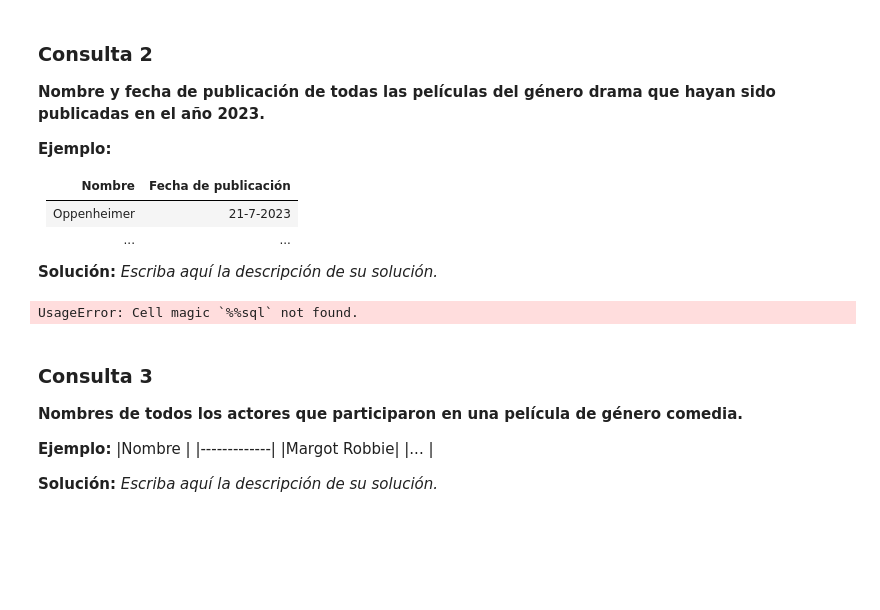
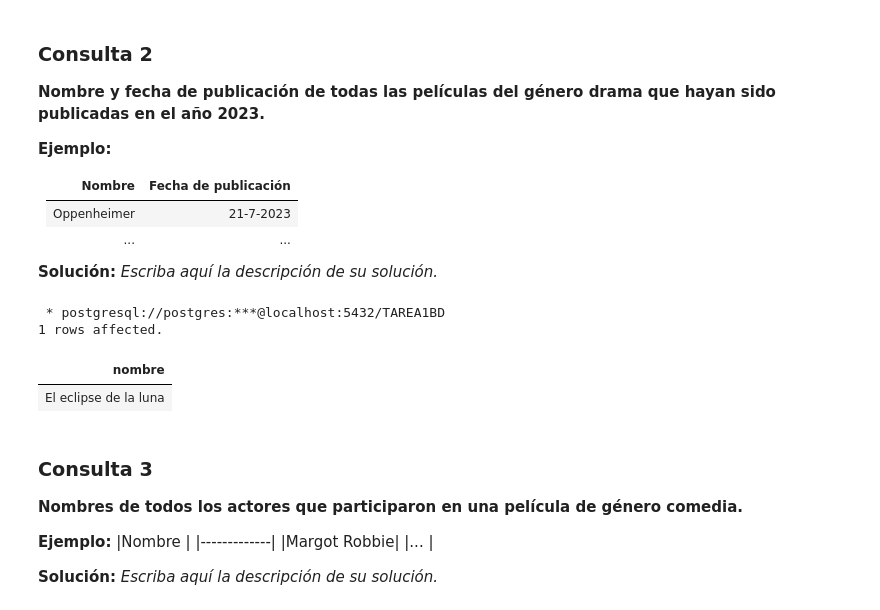
Before and after one commit to Luxar3-cmd/Tarea1_BD, a Jupyter notebook: Tarea_1.ipynb, the cells around one changed output. Drawn from its saved outputs; the diff is of its cells as text; code cells hidden in the pictures; blank space fills up the shorter version.

```diff
--- a/Tarea_1.ipynb
+++ b/Tarea_1.ipynb
@@ -351,11 +356,16 @@ WHERE fecha_publicacion > '2023-01-01'
 
 
 **Solución:** _Escriba aquí la descripción de su solución._
-# %%
-%%sql
-/* Reemplace estas queries por las que resuelven las consultas pedidas. */
-# %% [output]
-UsageError: Cell magic `%%sql` not found.
+# %%
+%%sql
+SELECT nombre
+FROM pelicula
+WHERE genero= 'Drama'  AND EXTRACT (YEAR FROM fecha_publicacion) = 2023
+# %% [output]
+ * postgresql://postgres:***@localhost:5432/TAREA1BD
+1 rows affected.
+| nombre |
+| El eclipse de la luna |
 # %% [markdown]
 ### Consulta 3
 **Nombres de todos los actores que participaron en una película de género comedia.**
```
Also changed, not shown: parts of 5 cells of this notebook.
